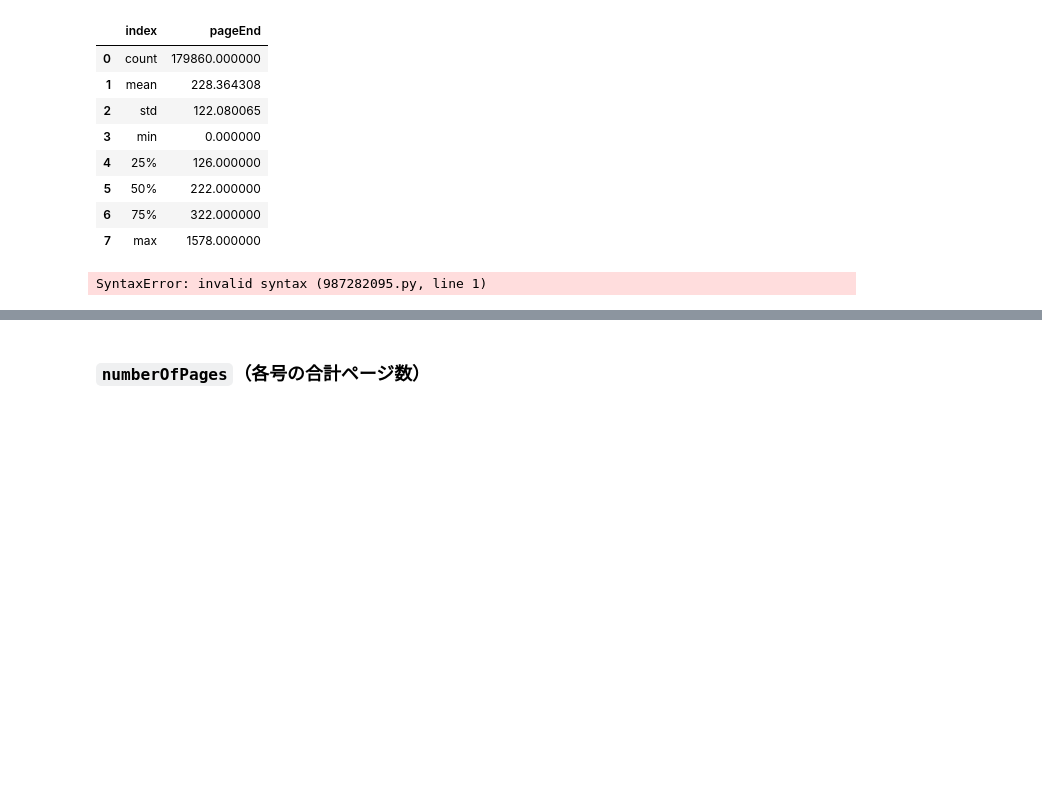
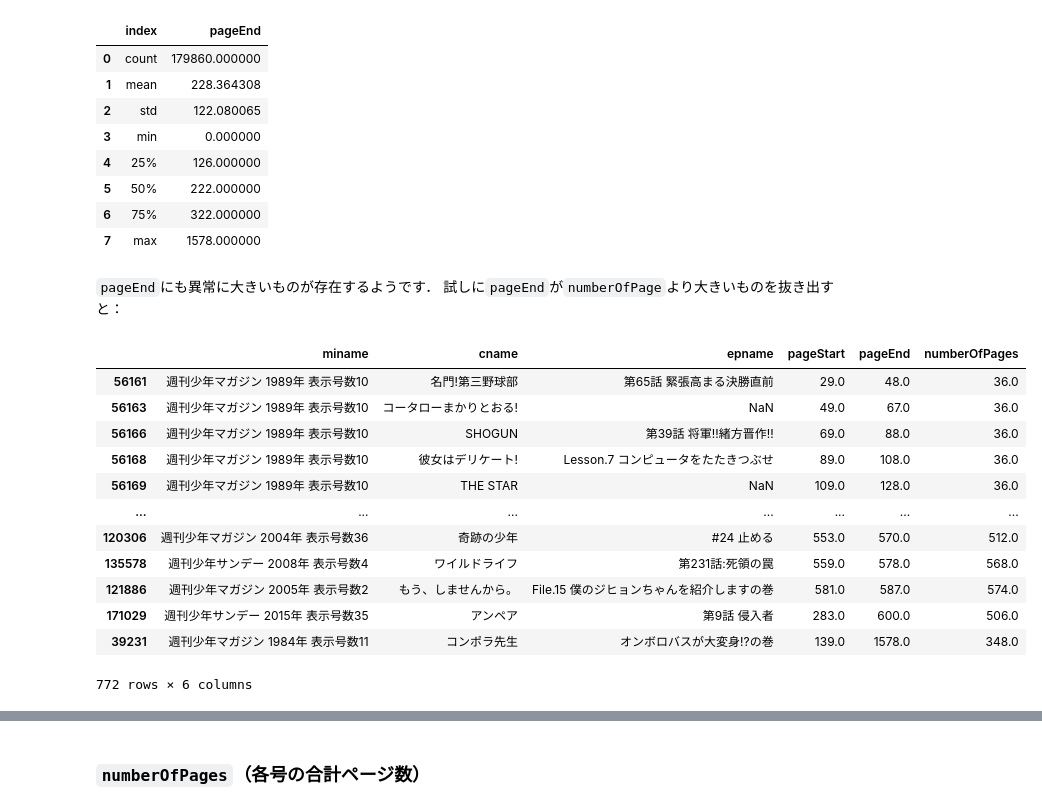
Before and after one commit to kakeami/viz-madb, a Jupyter notebook: _sources/eda/eda.ipynb, the cells around one changed output, grey strips where cells are left out. Drawn from its saved outputs; the diff is of its cells as text; code cells hidden in the pictures; blank space fills up the shorter version.

```diff
--- a/_sources/eda/eda.ipynb
+++ b/_sources/eda/eda.ipynb
@@ -371,7 +373,24 @@ df['pageEnd'].describe().reset_index()
 | 5 | 50% | 222.000000 |
 | 6 | 75% | 322.000000 |
 | 7 | max | 1578.000000 |
-# %%
-`pageEnd`にも異常に大きいものが存在します．
-# %% [output]
-SyntaxError: invalid syntax (987282095.py, line 1)
+# %% [markdown]
+`pageEnd`にも異常に大きいものが存在するようです．
+試しに`pageEnd`が`numberOfPage`より大きいものを抜き出すと：
+# %%
+df[df['pageEnd'] > df['numberOfPages']].sort_values('pageEnd')[
+    ['miname', 'cname', 'epname', 'pageStart', 'pageEnd',
+     'numberOfPages']]
+# %% [output]
+|  | miname | cname | epname | pageStart | pageEnd | numberOfPages |
+| 56161 | 週刊少年マガジン 1989年 表示号数10 | 名門!第三野球部 | 第65話 緊張高まる決勝直前 | 29.0 | 48.0 | 36.0 |
+| 56163 | 週刊少年マガジン 1989年 表示号数10 | コータローまかりとおる! | NaN | 49.0 | 67.0 | 36.0 |
+| 56166 | 週刊少年マガジン 1989年 表示号数10 | SHOGUN | 第39話 将軍!!緒方晋作!! | 69.0 | 88.0 | 36.0 |
+| 56168 | 週刊少年マガジン 1989年 表示号数10 | 彼女はデリケート! | Lesson.7 コンピュータをたたきつぶせ | 89.0 | 108.0 | 36.0 |
+| 56169 | 週刊少年マガジン 1989年 表示号数10 | THE STAR | NaN | 109.0 | 128.0 | 36.0 |
+| ... | ... | ... | ... | ... | ... | ... |
+| 120306 | 週刊少年マガジン 2004年 表示号数36 | 奇跡の少年 | #24 止める | 553.0 | 570.0 | 512.0 |
+| 135578 | 週刊少年サンデー 2008年 表示号数4 | ワイルドライフ | 第231話:死領の罠 | 559.0 | 578.0 | 568.0 |
+| 121886 | 週刊少年マガジン 2005年 表示号数2 | もう、しませんから。 | File.15 僕のジヒョンちゃんを紹介しますの巻 | 581.0 | 587.0 | 574.0 |
+| 171029 | 週刊少年サンデー 2015年 表示号数35 | アンペア | 第9話 侵入者 | 283.0 | 600.0 | 506.0 |
+| 39231 | 週刊少年マガジン 1984年 表示号数11 | コンポラ先生 | オンボロバスが大変身!?の巻 | 139.0 | 1578.0 | 348.0 |
+772 rows × 6 columns
```
Also changed, not shown: parts of 5 cells of this notebook, 2 other files.
